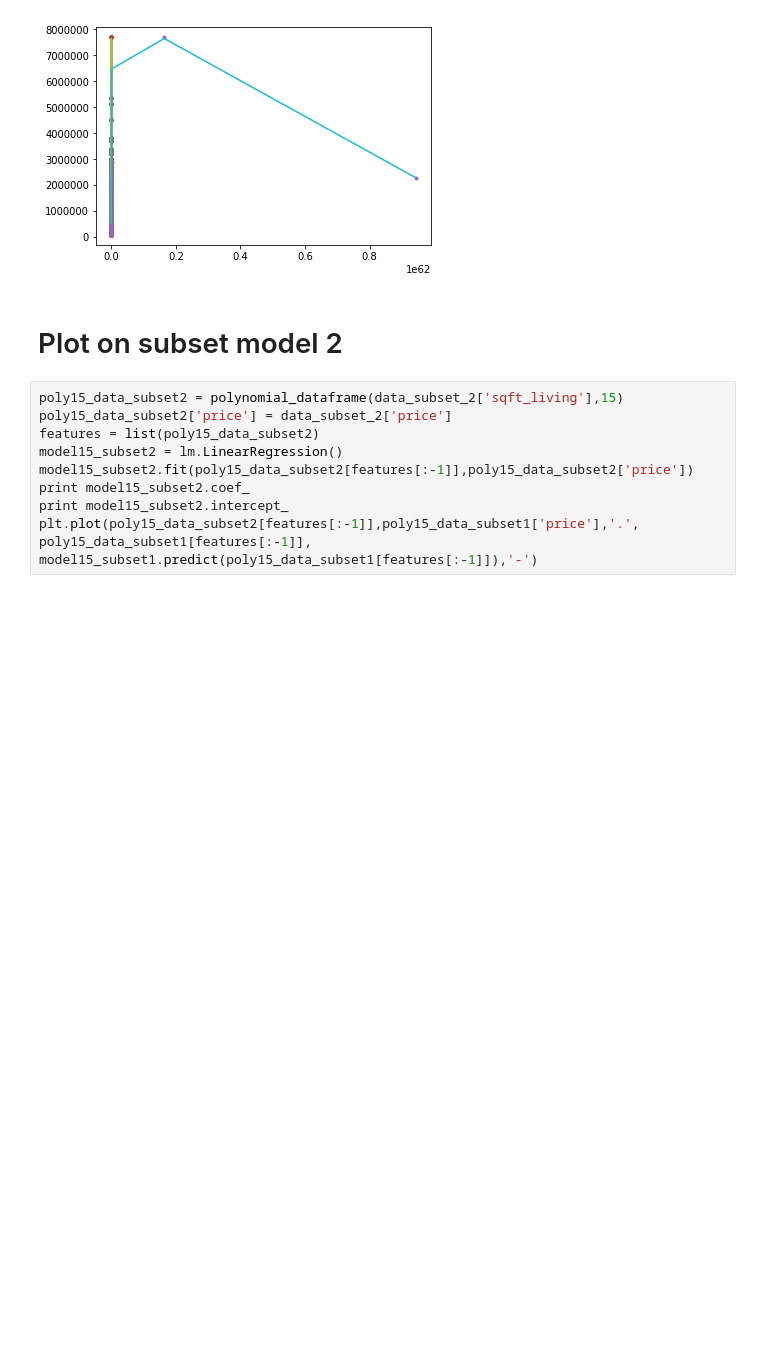
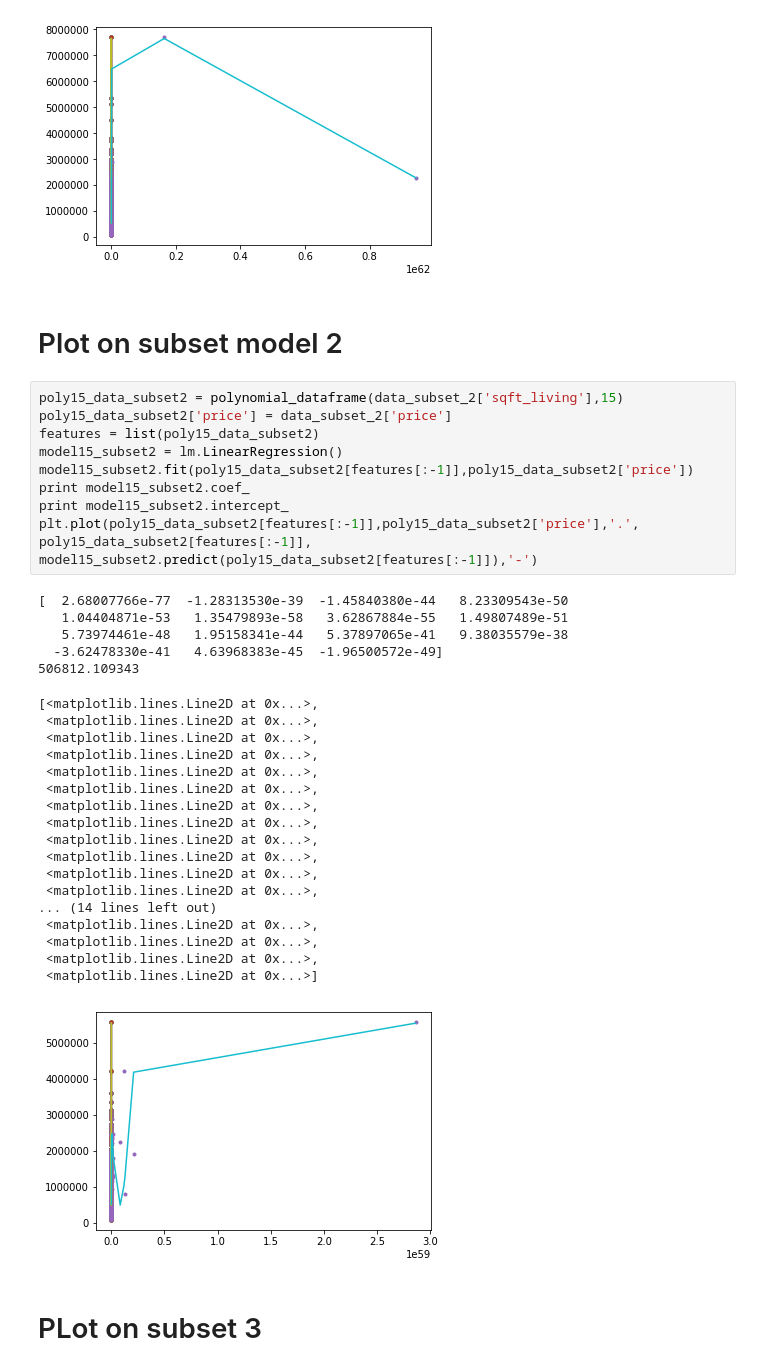
Before and after one commit to thesharpshooter/b, a Jupyter notebook: Polynomial Regression/Untitled.ipynb, the cells around one changed output. Saved outputs shown, nothing was run; the diff lists cells and outputs as text; blank space fills up the shorter version.

Commit message:
Plot on subset 3

```diff
--- a/Polynomial Regression/Untitled.ipynb
+++ b/Polynomial Regression/Untitled.ipynb
@@ -207,10 +207,36 @@ poly15_data_subset1[features[:-1]], model15_subset1.predict(poly15_data_subset1[
 # %%
 poly15_data_subset2 = polynomial_dataframe(data_subset_2['sqft_living'],15)
 poly15_data_subset2['price'] = data_subset_2['price']
 features = list(poly15_data_subset2)
 model15_subset2 = lm.LinearRegression()
 model15_subset2.fit(poly15_data_subset2[features[:-1]],poly15_data_subset2['price'])
 print model15_subset2.coef_
 print model15_subset2.intercept_
-plt.plot(poly15_data_subset2[features[:-1]],poly15_data_subset1['price'],'.',
-poly15_data_subset1[features[:-1]], model15_subset1.predict(poly15_data_subset1[features[:-1]]),'-')
+plt.plot(poly15_data_subset2[features[:-1]],poly15_data_subset2['price'],'.',
+poly15_data_subset2[features[:-1]], model15_subset2.predict(poly15_data_subset2[features[:-1]]),'-')
+# %% [output]
+[  2.68007766e-77  -1.28313530e-39  -1.45840380e-44   8.23309543e-50
+   1.04404871e-53   1.35479893e-58   3.62867884e-55   1.49807489e-51
+   5.73974461e-48   1.95158341e-44   5.37897065e-41   9.38035579e-38
+  -3.62478330e-41   4.63968383e-45  -1.96500572e-49]
+506812.109343
+[<matplotlib.lines.Line2D at 0x...>,
+ <matplotlib.lines.Line2D at 0x...>,
+ <matplotlib.lines.Line2D at 0x...>,
+ <matplotlib.lines.Line2D at 0x...>,
+ <matplotlib.lines.Line2D at 0x...>,
+ <matplotlib.lines.Line2D at 0x...>,
+ <matplotlib.lines.Line2D at 0x...>,
+ <matplotlib.lines.Line2D at 0x...>,
+ <matplotlib.lines.Line2D at 0x...>,
+ <matplotlib.lines.Line2D at 0x...>,
+ <matplotlib.lines.Line2D at 0x...>,
+ <matplotlib.lines.Line2D at 0x...>,
+... (14 lines left out)
+ <matplotlib.lines.Line2D at 0x...>,
+ <matplotlib.lines.Line2D at 0x...>,
+ <matplotlib.lines.Line2D at 0x...>,
+ <matplotlib.lines.Line2D at 0x...>]
+[figure, added]
+# %% [markdown]
+# PLot on subset 3
```
Also changed, not shown: parts of 1 cell of this notebook.
